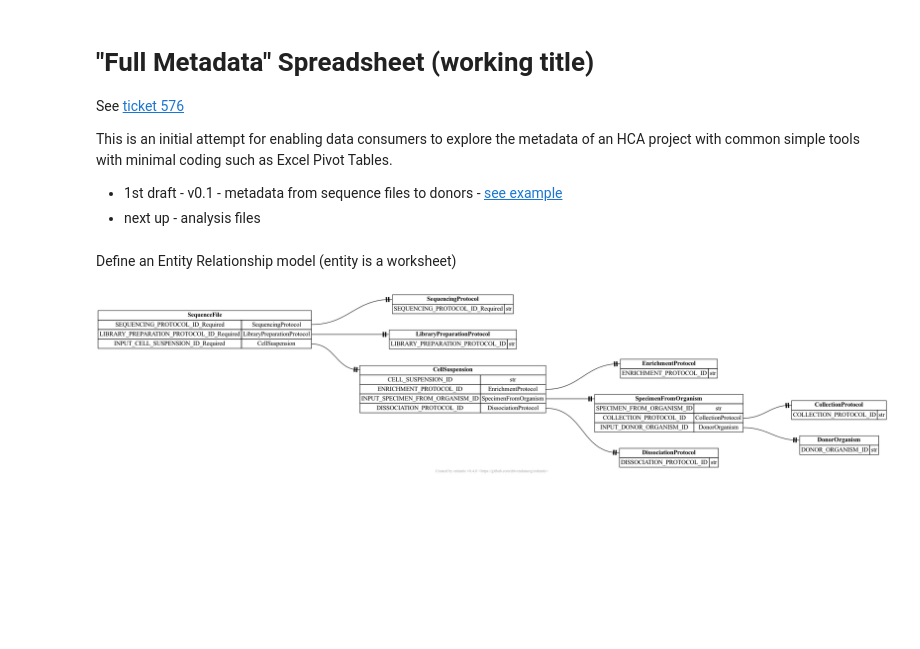
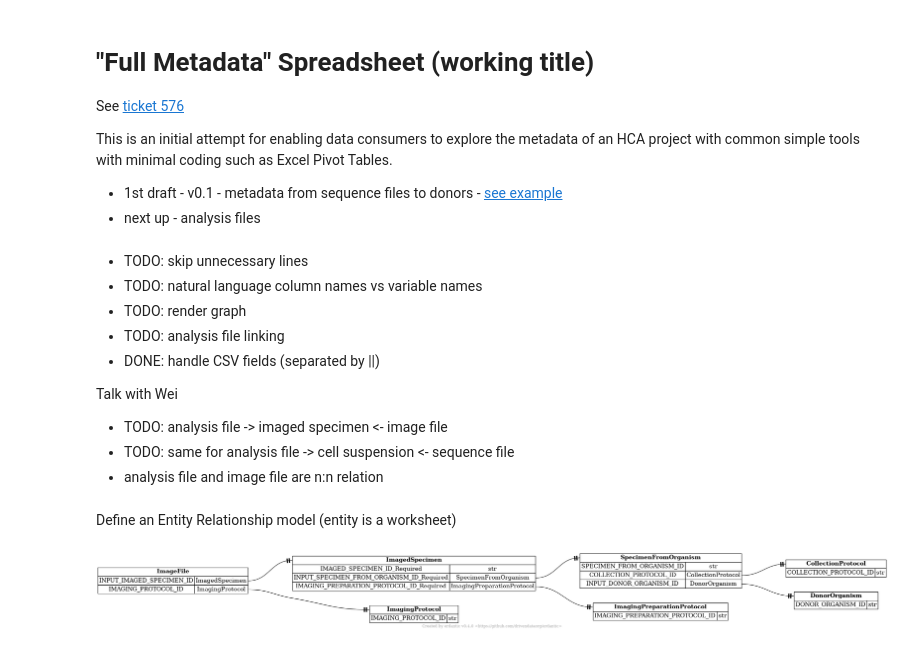
Before and after one commit to ebi-ait/hca-ebi-dev-team, a Jupyter notebook: scripts/metadata-spreadsheet-by-file/HCA Project Metadata Spreadsheet.ipynb, the cells around one changed output. Cells and saved outputs as stored; diff of their text form; code cells hidden in the pictures; blank space fills up the shorter version.

```diff
--- a/scripts/metadata-spreadsheet-by-file/HCA Project Metadata Spreadsheet.ipynb
+++ b/scripts/metadata-spreadsheet-by-file/HCA Project Metadata Spreadsheet.ipynb
@@ -13,3 +15,15 @@ version = '0.1'
+# %% [markdown]
+* TODO: skip unnecessary lines
+* TODO: natural language column names vs variable names
+* TODO: render graph
+* TODO: analysis file linking
+* DONE: handle CSV fields (separated by ||)
+
+Talk with Wei
+
+- TODO: analysis file -> imaged specimen <- image file
+- TODO: same for analysis file -> cell suspension <- sequence file
+- analysis file and image file are n:n relation
 # %% [markdown]
 Define an Entity Relationship model (entity is a worksheet)
 # %%
@@ -18,6 +32,7 @@ from dataclasses import dataclass
 @dataclass
 class SequencingProtocol:
     SEQUENCING_PROTOCOL_ID_Required: str
+
 @dataclass
 class LibraryPreparationProtocol:
     LIBRARY_PREPARATION_PROTOCOL_ID: str
@@ -29,6 +44,10 @@ class DissociationProtocol:
 @dataclass
 class CollectionProtocol:
     COLLECTION_PROTOCOL_ID:str
+
+@dataclass
+class AnalysisProtocol:
+    ANALYSIS_PROTOCOL_ID:str
 
 @dataclass
 class DonorOrganism:
@@ -56,10 +75,44 @@ class SequenceFile:
     SEQUENCING_PROTOCOL_ID_Required: SequencingProtocol
     LIBRARY_PREPARATION_PROTOCOL_ID_Required: LibraryPreparationProtocol
     INPUT_CELL_SUSPENSION_ID_Required: CellSuspension
+
+
+@dataclass
+class ImagingPreparationProtocol:
+    IMAGING_PREPARATION_PROTOCOL_ID:str
+
+
+@dataclass
+class ImagedSpecimen:
+    IMAGED_SPECIMEN_ID_Required:str
+    INPUT_SPECIMEN_FROM_ORGANISM_ID_Required:SpecimenFromOrganism
+    IMAGING_PREPARATION_PROTOCOL_ID_Required:ImagingPreparationProtocol
+
+
+@dataclass
+class AnalysisFile:
+    ANALYSIS_PROTOCOL_ID_Required: AnalysisProtocol
+    IMAGED_SPECIMEN_ID_Required:ImagedSpecimen
+    CELL_SUSPENSION_ID_Required:CellSuspension
+    LIBRARY_PREPARATION_PROTOCOL_ID_Required:LibraryPreparationProtocol
+    SEQUENCING_PROTOCOL_ID_Required:SequencingProtocol
+
+
+@dataclass
+class ImagingProtocol:
+    IMAGING_PROTOCOL_ID:str
+
+
+@dataclass
+class ImageFile:
+    INPUT_IMAGED_SPECIMEN_ID:ImagedSpecimen
+    IMAGING_PROTOCOL_ID:ImagingProtocol
 # %%
+from IPython.core.display import display, HTML
+display(HTML("<style>.container { width:100% !important; }</style>"))
 import erdantic as erd
-diagram = erd.create(SequenceFile)
+diagram = erd.create(ImageFile)
 diagram
 # %% [output]
-[figure, old version]
+[figure, new version]
 # %%
```
Also changed, not shown: parts of 9 cells of this notebook, 2 other files.
